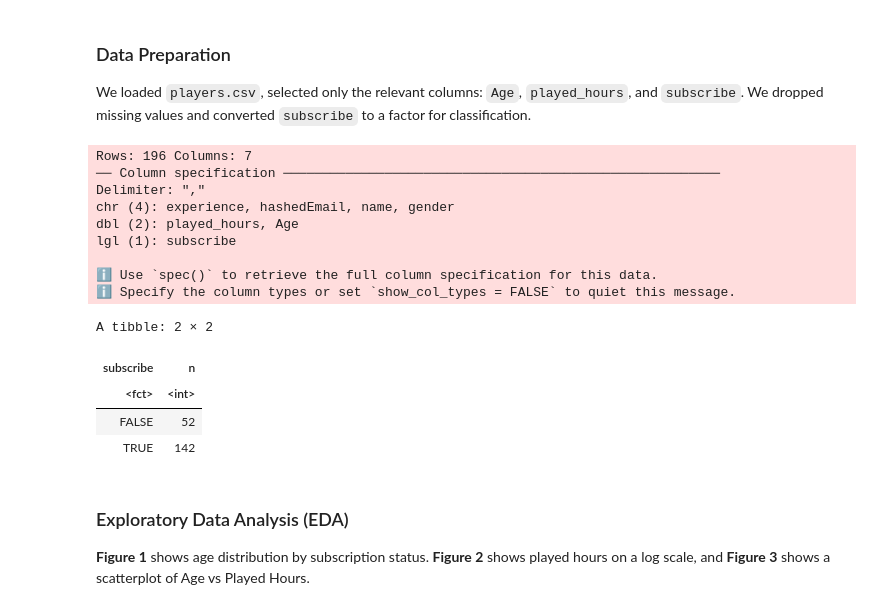
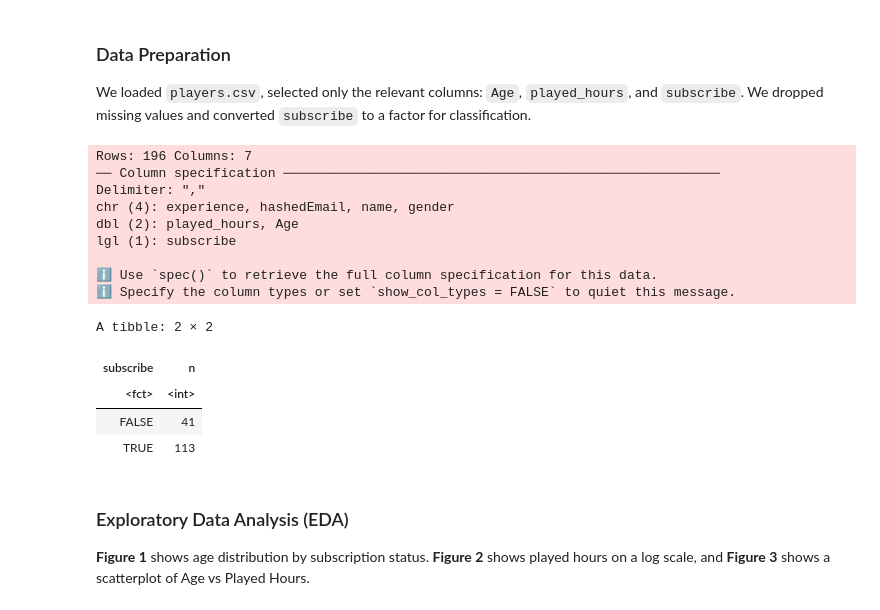
Before and after one commit to karanjohall/Project-Final-Report, a Jupyter notebook: methods_and_results.ipynb, the cells around one changed output. Cells and saved outputs as stored; diff of their text form; code cells hidden in the pictures.

```diff
--- a/methods_and_results.ipynb
+++ b/methods_and_results.ipynb
@@ -38,8 +20,6 @@ players <- read_csv("players.csv") |>
   select(Age, played_hours, subscribe) |>
   drop_na() |>
   mutate(subscribe = as_factor(subscribe))
-
-players |> count(subscribe)
 # %% [output]
 Rows: 196 Columns: 7
 ── Column specification ────────────────────────────────────────────────────────
@@ -50,8 +30,3 @@ lgl (1): subscribe
 
 ℹ Use `spec()` to retrieve the full column specification for this data.
 ℹ Specify the column types or set `show_col_types = FALSE` to quiet this message.
-A tibble: 2 × 2
-| subscribe | n |
-| <fct> | <int> |
-| FALSE | 52 |
-| TRUE | 142 |
@@ -58,3 +39,11 @@ A tibble: 2 × 2
+# %%
+train |> count(subscribe)
+# %% [output]
+A tibble: 2 × 2
+| subscribe | n |
+| <fct> | <int> |
+| FALSE | 41 |
+| TRUE | 113 |
 # %% [markdown]
 ### Exploratory Data Analysis (EDA)
 **Figure 1** shows age distribution by subscription status. **Figure 2** shows played hours on a log scale, and **Figure 3** shows a scatterplot of Age vs Played Hours.
```
Also changed, not shown: parts of 6 cells of this notebook.
